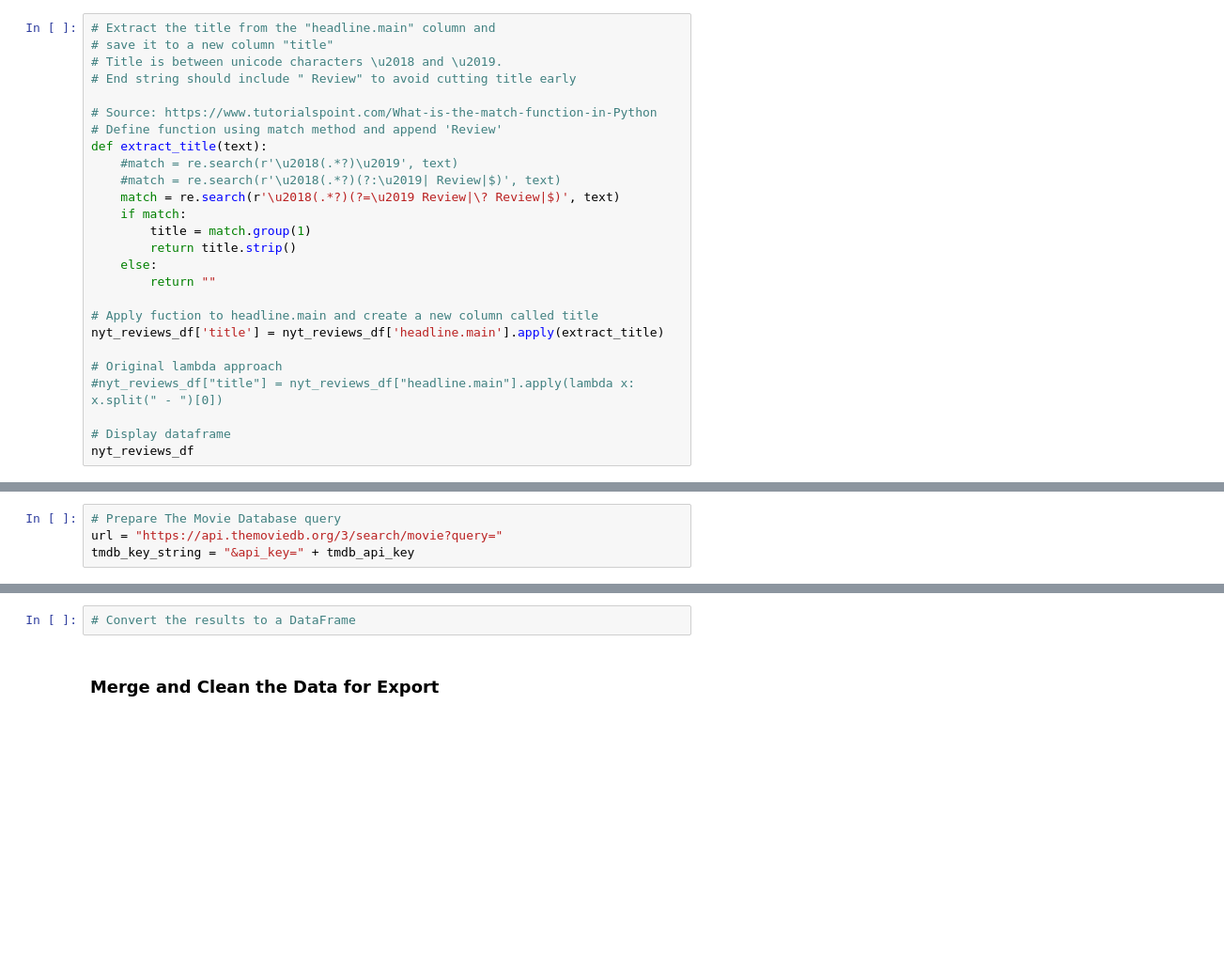
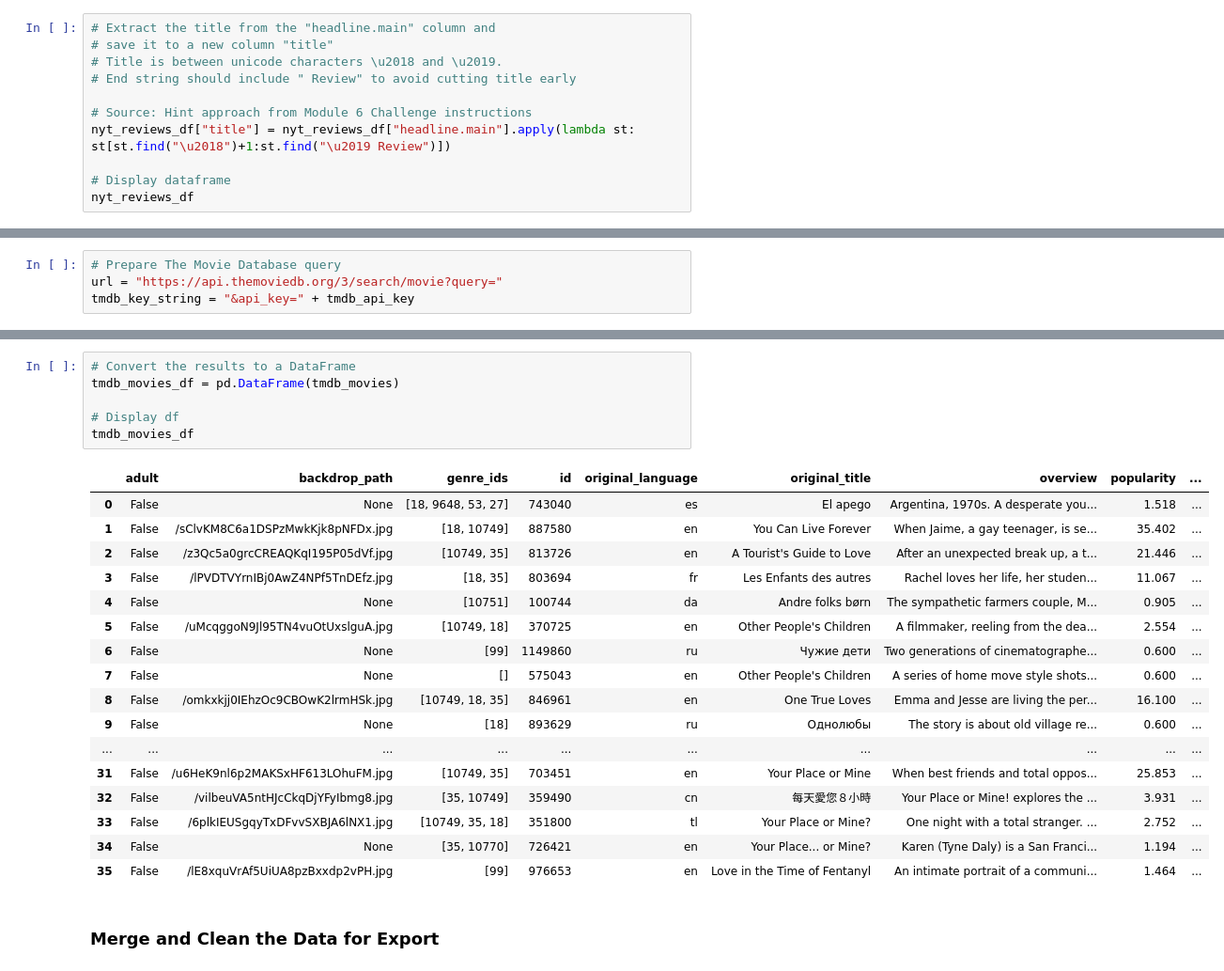
Before and after one commit to awm66/data-sourcing-challenge, a Jupyter notebook: retrieve_movie_data.ipynb, the cells around one changed output, grey strips where cells are left out. Shown at 94% size. Saved outputs shown, nothing was run; the diff lists cells and outputs as text; blank space fills up the shorter version.

```diff
--- a/retrieve_movie_data.ipynb
+++ b/retrieve_movie_data.ipynb
@@ -152,23 +149,8 @@ nyt_reviews_df.head(5)
 # Title is between unicode characters \u2018 and \u2019.
 # End string should include " Review" to avoid cutting title early
 
-# Source: https://www.tutorialspoint.com/What-is-the-match-function-in-Python
-# Define function using match method and append 'Review'
-def extract_title(text):
-    #match = re.search(r'\u2018(.*?)\u2019', text)
-    #match = re.search(r'\u2018(.*?)(?:\u2019| Review|$)', text)
-    match = re.search(r'\u2018(.*?)(?=\u2019 Review|\? Review|$)', text)
-    if match:
-        title = match.group(1)
-        return title.strip()
-    else:
-        return ""
-
-# Apply fuction to headline.main and create a new column called title
-nyt_reviews_df['title'] = nyt_reviews_df['headline.main'].apply(extract_title)
-
-# Original lambda approach
-#nyt_reviews_df["title"] = nyt_reviews_df["headline.main"].apply(lambda x: x.split(" - ")[0])
+# Source: Hint approach from Module 6 Challenge instructions
+nyt_reviews_df["title"] = nyt_reviews_df["headline.main"].apply(lambda st: st[st.find("\u2018")+1:st.find("\u2019 Review")])
 
 # Display dataframe
 nyt_reviews_df
@@ -328,5 +376,27 @@ print(formatted_json)
 # %%
 # Convert the results to a DataFrame
+tmdb_movies_df = pd.DataFrame(tmdb_movies)
+
+# Display df
+tmdb_movies_df
+# %% [output]
+|  | adult | backdrop_path | genre_ids | id | original_language | original_title | overview | popularity | ... |
+| 0 | False | None | [18, 9648, 53, 27] | 743040 | es | El apego | Argentina, 1970s. A desperate you... | 1.518 | ... |
+| 1 | False | /sClvKM8C6a1DSPzMwkKjk8pNFDx.jpg | [18, 10749] | 887580 | en | You Can Live Forever | When Jaime, a gay teenager, is se... | 35.402 | ... |
+| 2 | False | /z3Qc5a0grcCREAQKqI195P05dVf.jpg | [10749, 35] | 813726 | en | A Tourist's Guide to Love | After an unexpected break up, a t... | 21.446 | ... |
+| 3 | False | /lPVDTVYrnIBj0AwZ4NPf5TnDEfz.jpg | [18, 35] | 803694 | fr | Les Enfants des autres | Rachel loves her life, her studen... | 11.067 | ... |
+| 4 | False | None | [10751] | 100744 | da | Andre folks børn | The sympathetic farmers couple, M... | 0.905 | ... |
+| 5 | False | /uMcqggoN9Jl95TN4vuOtUxslguA.jpg | [10749, 18] | 370725 | en | Other People's Children | A filmmaker, reeling from the dea... | 2.554 | ... |
+| 6 | False | None | [99] | 1149860 | ru | Чужие дети | Two generations of cinematographe... | 0.600 | ... |
+| 7 | False | None | [] | 575043 | en | Other People's Children | A series of home move style shots... | 0.600 | ... |
+| 8 | False | /omkxkjj0IEhzOc9CBOwK2lrmHSk.jpg | [10749, 18, 35] | 846961 | en | One True Loves | Emma and Jesse are living the per... | 16.100 | ... |
+| 9 | False | None | [18] | 893629 | ru | Однолюбы | The story is about old village re... | 0.600 | ... |
+| ... | ... | ... | ... | ... | ... | ... | ... | ... | ... |
+| 31 | False | /u6HeK9nl6p2MAKSxHF613LOhuFM.jpg | [10749, 35] | 703451 | en | Your Place or Mine | When best friends and total oppos... | 25.853 | ... |
+| 32 | False | /vilbeuVA5ntHJcCkqDjYFyIbmg8.jpg | [35, 10749] | 359490 | cn | 每天愛您８小時 | Your Place or Mine! explores the ... | 3.931 | ... |
+| 33 | False | /6plkIEUSgqyTxDFvvSXBJA6lNX1.jpg | [10749, 35, 18] | 351800 | tl | Your Place or Mine? | One night with a total stranger. ... | 2.752 | ... |
+| 34 | False | None | [35, 10770] | 726421 | en | Your Place... or Mine? | Karen (Tyne Daly) is a San Franci... | 1.194 | ... |
+| 35 | False | /lE8xquVrAf5UiUA8pzBxxdp2vPH.jpg | [99] | 976653 | en | Love in the Time of Fentanyl | An intimate portrait of a communi... | 1.464 | ... |
 # %% [markdown]
 ### Merge and Clean the Data for Export
 # %%
```
Also changed, not shown: parts of 6 cells of this notebook.
